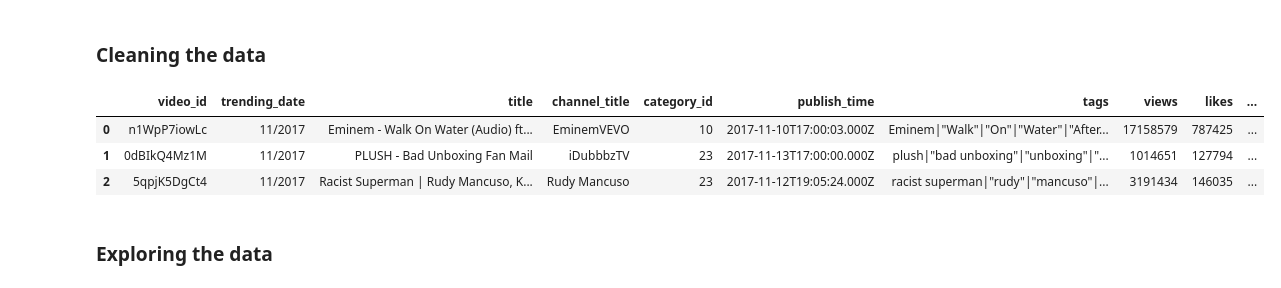
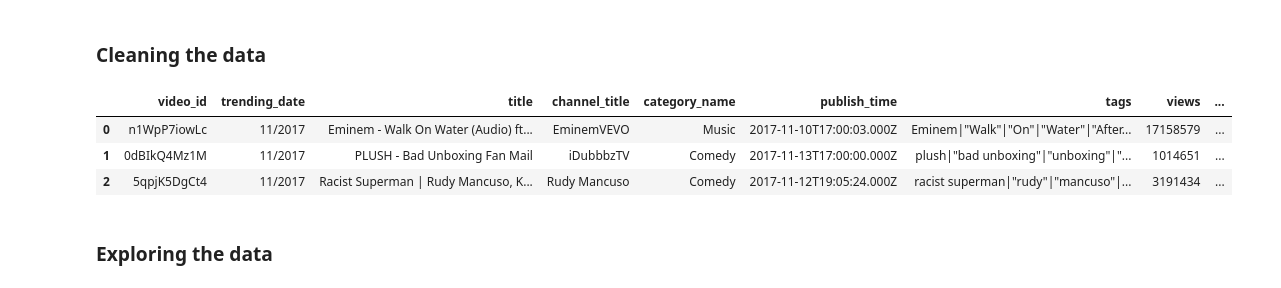
Before and after one commit to 0Nguyen0Cong0Tuan0/DS_Programming, a Jupyter notebook: src.ipynb, the cells around one changed output. Drawn from its saved outputs; the diff is of its cells as text; code cells hidden in the pictures.

```diff
--- a/src.ipynb
+++ b/src.ipynb
@@ -59,19 +60,45 @@ def count_unique_records(video_list, feature_name):
     df.sort_values(by=[f'count_{feature_name}'], ascending=True)
 
     return df
+
+# Mapping the category_id to its meaning
+def mapping_the_categoryID(video_list, category_list):
+    """
+    Map category IDs to their corresponding meanings.
+
+    Args:
+        video_list (ndarray): A list of videos from one country.
+        category_list (dict): A dictionary mapping category IDs to their meanings for videos from one country.
+
+    Returns:
+        df (DataFrame): A DataFrame after mapping.
+    """
+    category_id_dictionary = {}
+    for item in category_list['items']:
+        category_id_dictionary[f'{item['id']}'] = item['snippet']['title']
+
+    video_list['category_id'] = video_list['category_id'].astype(str).map(category_id_dictionary)
+
+    video_list.rename(columns={"category_id": "category_name"}, inplace=True)
 # %% [markdown]
 ### Cleaning the data
 # %%
 # Take the Canada Videos as the example
 caVideo = pd.read_csv('./youtube_data/CAvideos.csv')
+caCategoryID_path = './youtube_data/CA_category_id.json'
+
+with open(caCategoryID_path, 'r') as file:
+    caCategoryID = json.load(file)
 
 reformat_date(caVideo)
+mapping_the_categoryID(caVideo, caCategoryID)
+
 caVideo.head(3)
 # %% [output]
-|  | video_id | trending_date | title | channel_title | category_id | publish_time | tags | views | likes | ... |
-| 0 | n1WpP7iowLc | 11/2017 | Eminem - Walk On Water (Audio) ft... | EminemVEVO | 10 | 2017-11-10T17:00:03.000Z | Eminem|"Walk"|"On"|"Water"|"After... | 17158579 | 787425 | ... |
-| 1 | 0dBIkQ4Mz1M | 11/2017 | PLUSH - Bad Unboxing Fan Mail | iDubbbzTV | 23 | 2017-11-13T17:00:00.000Z | plush|"bad unboxing"|"unboxing"|"... | 1014651 | 127794 | ... |
-| 2 | 5qpjK5DgCt4 | 11/2017 | Racist Superman | Rudy Mancuso, K... | Rudy Mancuso | 23 | 2017-11-12T19:05:24.000Z | racist superman|"rudy"|"mancuso"|... | 3191434 | 146035 | ... |
+|  | video_id | trending_date | title | channel_title | category_name | publish_time | tags | views | ... |
+| 0 | n1WpP7iowLc | 11/2017 | Eminem - Walk On Water (Audio) ft... | EminemVEVO | Music | 2017-11-10T17:00:03.000Z | Eminem|"Walk"|"On"|"Water"|"After... | 17158579 | ... |
+| 1 | 0dBIkQ4Mz1M | 11/2017 | PLUSH - Bad Unboxing Fan Mail | iDubbbzTV | Comedy | 2017-11-13T17:00:00.000Z | plush|"bad unboxing"|"unboxing"|"... | 1014651 | ... |
+| 2 | 5qpjK5DgCt4 | 11/2017 | Racist Superman | Rudy Mancuso, K... | Rudy Mancuso | Comedy | 2017-11-12T19:05:24.000Z | racist superman|"rudy"|"mancuso"|... | 3191434 | ... |
 # %% [markdown]
 ### Exploring the data
 # %%
```
Also changed, not shown: parts of 9 cells of this notebook, 1 other file.
